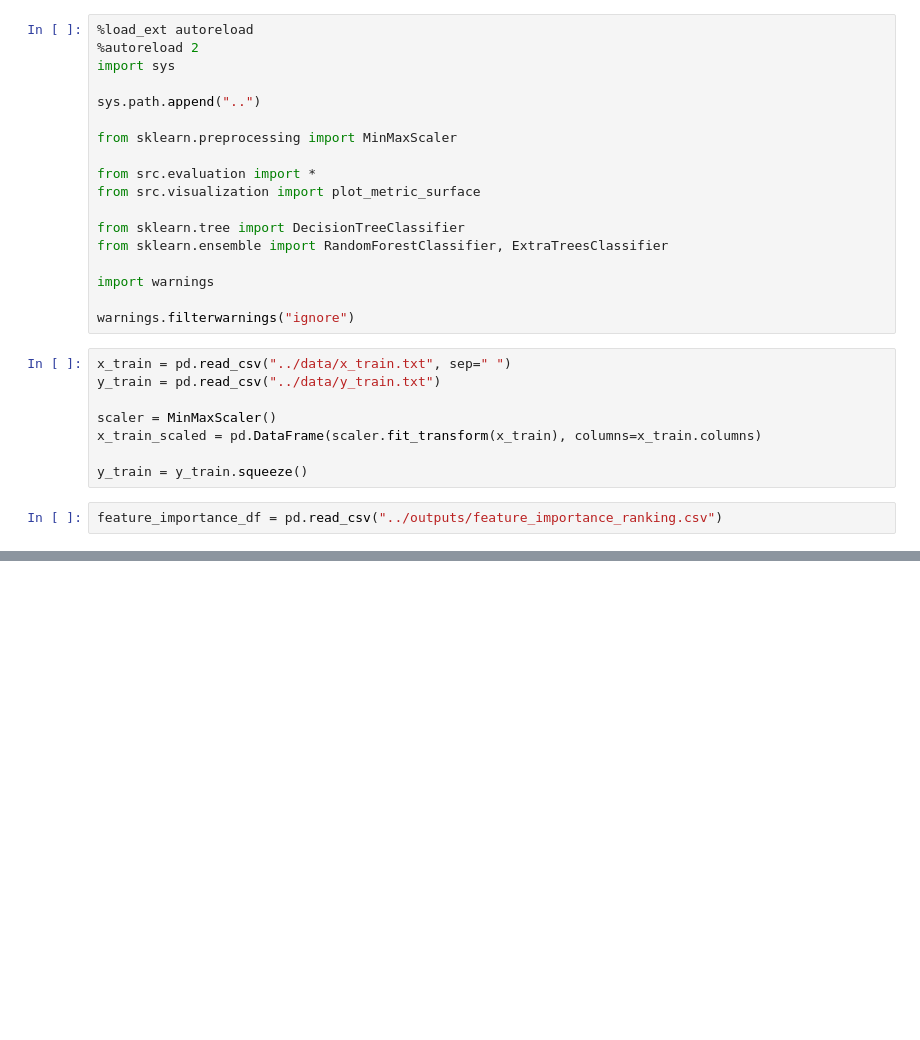
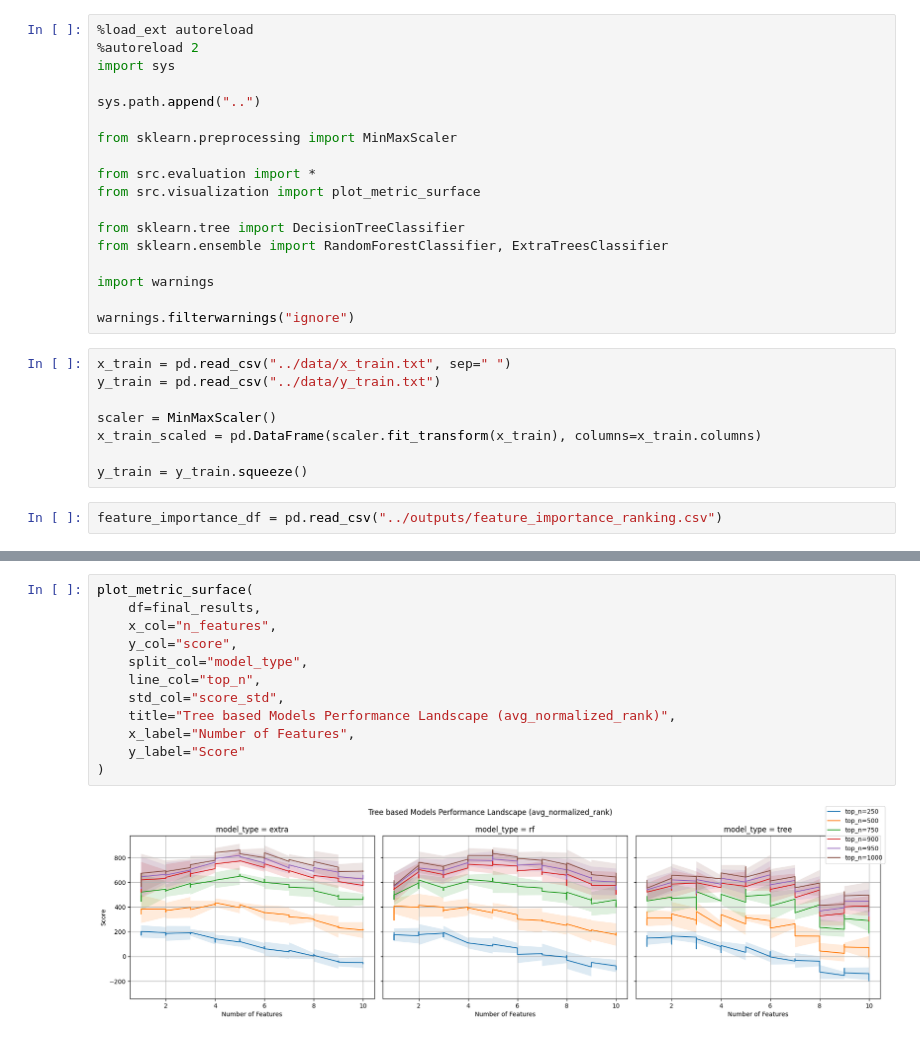
Before and after one commit to kwiatkowskaa/cost-sensitive-predictive-modeling, a Jupyter notebook: notebooks_scaled/03_model_tree_based_models.ipynb, the cells around one changed output, grey strips where cells are left out. Drawn from its saved outputs; the diff is of its cells as text; blank space fills up the shorter version.

```diff
--- a/notebooks_scaled/03_model_tree_based_models.ipynb
+++ b/notebooks_scaled/03_model_tree_based_models.ipynb
@@ -144,0 +234,14 @@ plot_metric_surface(
+# %%
+plot_metric_surface(
+    df=final_results,
+    x_col="n_features",
+    y_col="score",
+    split_col="model_type",
+    line_col="top_n",
+    std_col="score_std",
+    title="Tree based Models Performance Landscape (avg_normalized_rank)",
+    x_label="Number of Features",
+    y_label="Score"
+)
+# %% [output]
+[figure, added]
```
Also changed, not shown: parts of 9 cells of this notebook.
